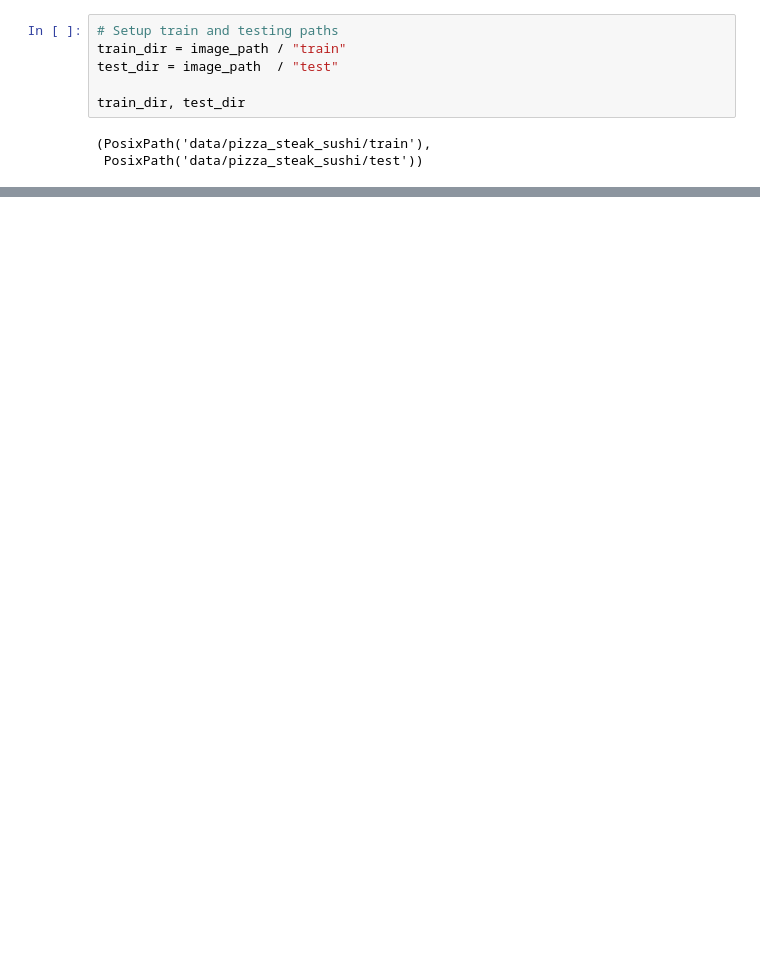
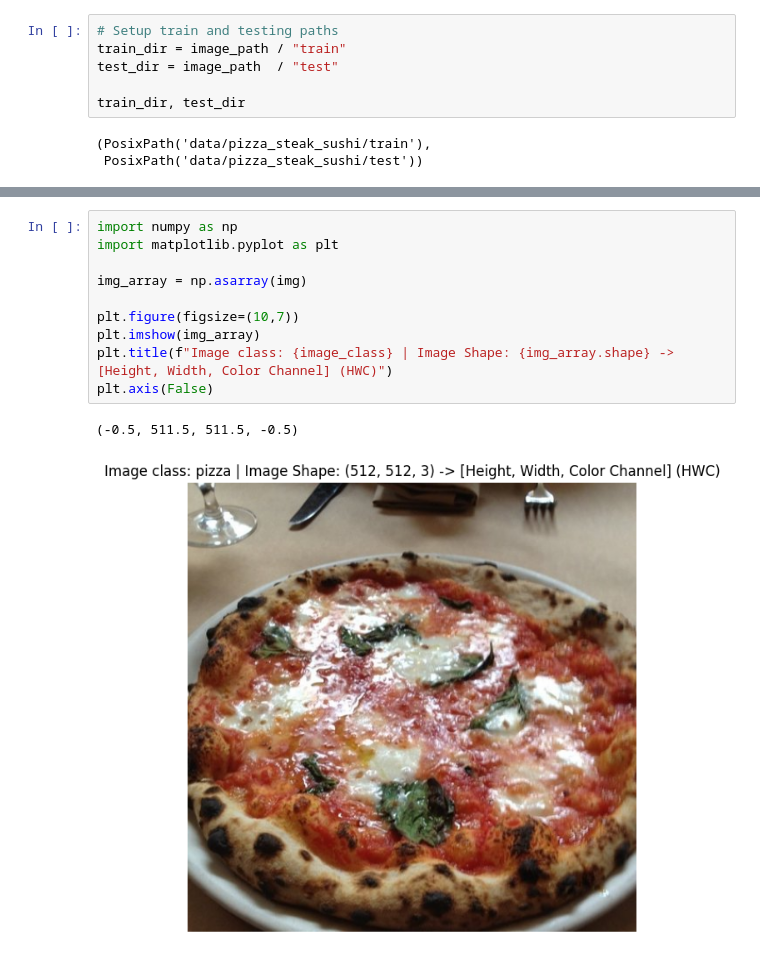
Before and after one commit to gauthiermartin/deeplearning-with-pytorch-course, a Jupyter notebook: 04_pytorch_custom_datasets.ipynb, the cells around one changed output, grey strips where cells are left out. Saved outputs shown, nothing was run; the diff lists cells and outputs as text; blank space fills up the shorter version.

```diff
--- a/04_pytorch_custom_datasets.ipynb
+++ b/04_pytorch_custom_datasets.ipynb
@@ -118,0 +159,13 @@ train_dir, test_dir
+# %%
+import numpy as np
+import matplotlib.pyplot as plt
+
+img_array = np.asarray(img)
+
+plt.figure(figsize=(10,7))
+plt.imshow(img_array)
+plt.title(f"Image class: {image_class} | Image Shape: {img_array.shape} -> [Height, Width, Color Channel] (HWC)")
+plt.axis(False)
+# %% [output]
+(-0.5, 511.5, 511.5, -0.5)
+[figure, added]
```
Also changed, not shown: parts of 11 cells of this notebook.
